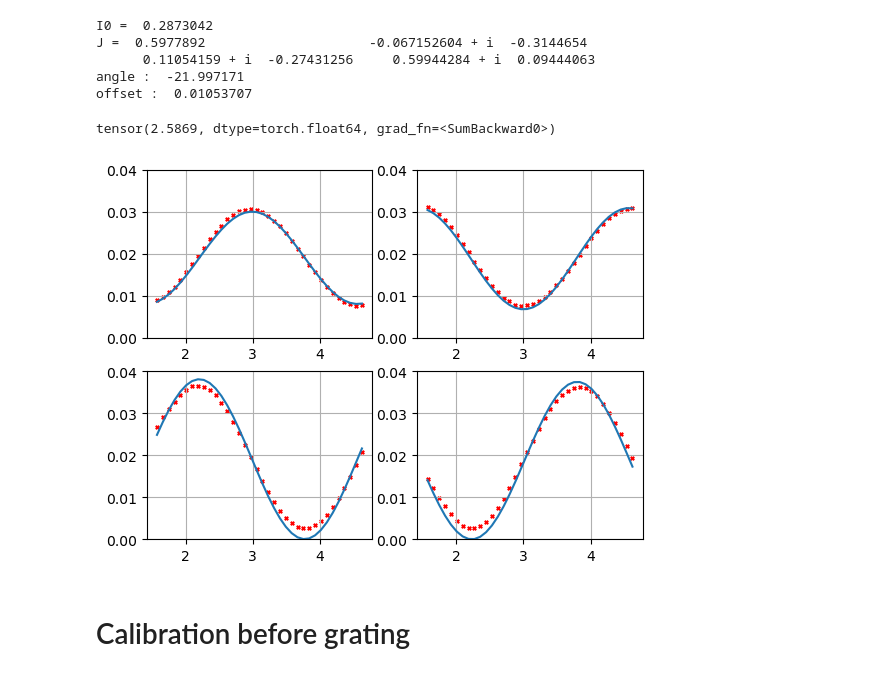
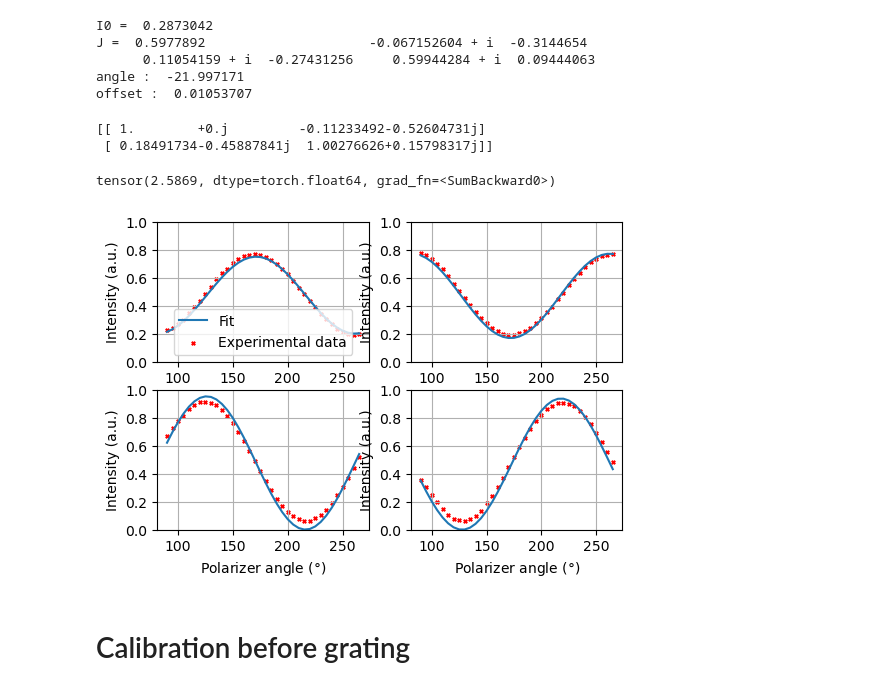
Before and after one commit to aautric/4polarMFM_these, a Jupyter notebook: Calibration_polar.ipynb, the cells around one changed output. Drawn from its saved outputs; the diff is of its cells as text; code cells hidden in the pictures.

Commit message:
calibration polar

```diff
--- a/Calibration_polar.ipynb
+++ b/Calibration_polar.ipynb
@@ -170,6 +170,12 @@ J =  0.5977892                     -0.067152604 + i  -0.3144654
       0.11054159 + i  -0.27431256     0.59944284 + i  0.09444063
 angle :  -21.997171
 offset :  0.01053707
+# %%
+jj = np.array([[0.5977892, -0.067152604 + 1j*  -0.3144654],[0.11054159 + 1j*  -0.27431256, 0.59944284 + 1j*  0.09444063]])/0.5977892
+print(jj)
+# %% [output]
+[[ 1.        +0.j         -0.11233492-0.52604731j]
+ [ 0.18491734-0.45887841j  1.00276626+0.15798317j]]
 # %%
 I0, a1, b1, b2, c1, c2, d1, d2, alpha, offset = params[0], params[1], params[2], params[3], params[4], params[5], params[6], params[7] , params[8], params[9]
 J = torch.stack([
@@ -188,26 +194,37 @@ predicted2 = predicted2.detach().numpy()
 predicted3 = predicted3.detach().numpy()
 predicted4 = predicted4.detach().numpy()
 # %%
+plt.rcParams['figure.figsize'] = [6, 4]
 fig, ax = plt.subplots(2,2)
 phi = (np.linspace(np.pi/2, 1.5*np.pi, 37)+params[9].detach().numpy())[:-1]
-ax[0,0].plot(phi, predicted1)
-ax[0,0].scatter(phi, res1, c='r', marker='x', s=6)
-ax[0,0].set_ylim((0., 0.04))
+ax[0,0].plot(phi*180/np.pi, predicted1/0.04, label = 'Fit')
+ax[0,0].scatter(phi*180/np.pi, res1/0.04, c='r', marker='x', s=6, label = 'Experimental data')
+ax[0,0].legend()
+ax[0,0].set_ylim((0., 1))
 ax[0,0].grid()
-ax[0,1].plot(phi, predicted2)
-ax[0,1].scatter(phi, res2, c='r', marker='x', s=6)
-ax[0,1].set_ylim((0., 0.04))
+ax[0,0].set_xlabel('Polarizer angle ($\\degree$)')
+ax[0,0].set_ylabel('Intensity (a.u.)')
+ax[0,1].plot(phi*180/np.pi, predicted2/0.04)
+ax[0,1].scatter(phi*180/np.pi, res2/0.04, c='r', marker='x', s=6)
+ax[0,1].set_ylim((0., 1))
 ax[0,1].grid()
-ax[1,0].plot(phi, predicted3)
-ax[1,0].scatter(phi, res3, c='r', marker='x', s=6)
-ax[1,0].set_ylim((0., 0.04))
+ax[0,1].set_xlabel('Polarizer angle ($\\degree$)')
+ax[0,1].set_ylabel('Intensity (a.u.)')
+ax[1,0].plot(phi*180/np.pi, predicted3/0.04)
+ax[1,0].scatter(phi*180/np.pi, res3/0.04, c='r', marker='x', s=6)
+ax[1,0].set_ylim((0., 1))
 ax[1,0].grid()
-ax[1,1].plot(phi, predicted4)
-ax[1,1].scatter(phi, res4, c='r', marker='x', s=6)
-ax[1,1].set_ylim((0., 0.04))
+ax[1,0].set_xlabel('Polarizer angle ($\\degree$)')
+ax[1,0].set_ylabel('Intensity (a.u.)')
+ax[1,1].plot(phi*180/np.pi, predicted4/0.04)
+ax[1,1].scatter(phi*180/np.pi, res4/0.04, c='r', marker='x', s=6)
+ax[1,1].set_ylim((0., 1))
 ax[1,1].grid()
+ax[1,1].set_xlabel('Polarizer angle ($\\degree$)')
+ax[1,1].set_ylabel('Intensity (a.u.)')
+plt.savefig("calibr.svg", format="svg")
 # %% [output]
-[figure, old version]
+[figure, new version]
 # %% [markdown]
 # Calibration before grating
 # %%
```
